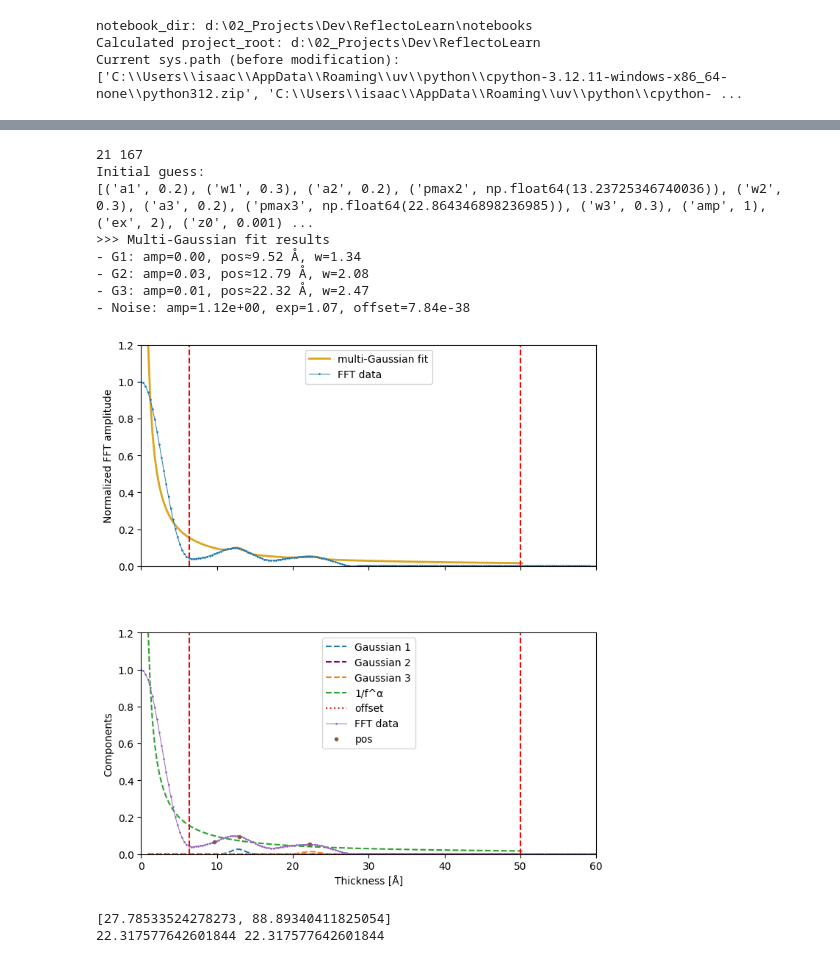
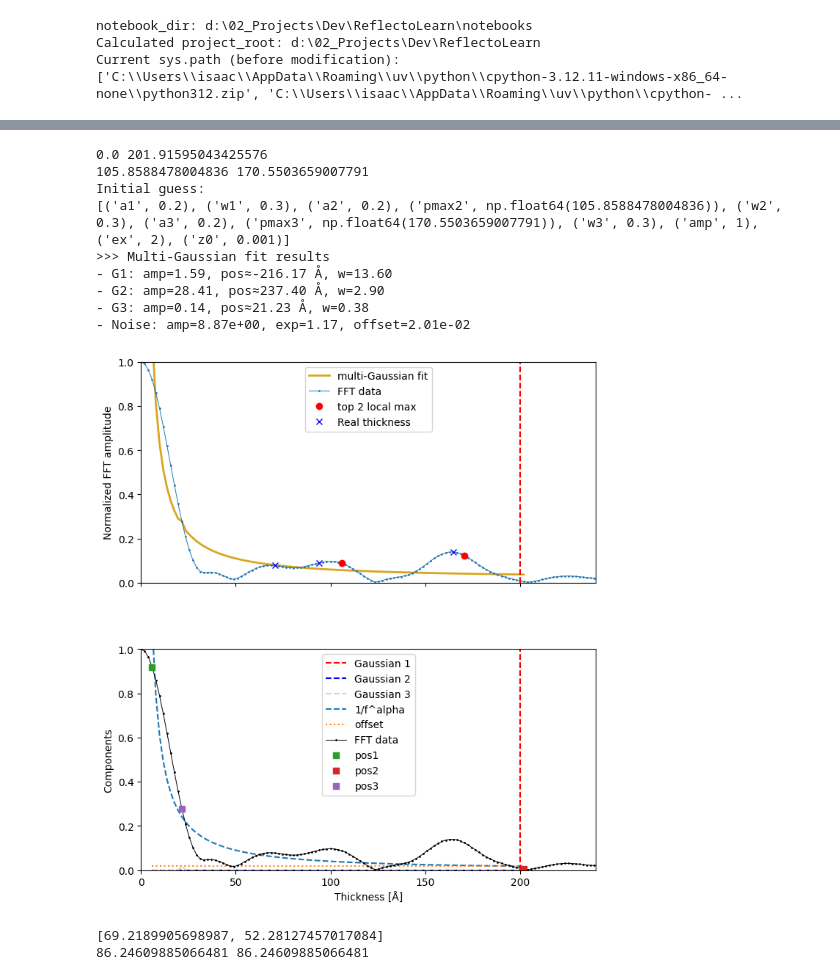
Before and after one commit to SJB7777/ReflectoLearn, a Jupyter notebook: notebooks/fitting.ipynb, the cells around one changed output, grey strips where cells are left out. Drawn from its saved outputs; the diff is of its cells as text; code cells hidden in the pictures.

```diff
--- a/notebooks/fitting.ipynb
+++ b/notebooks/fitting.ipynb
@@ -91,6 +94,3 @@ real_thicknesses = [90.21278851511329, 61.43756028098444]
-# %%
-# Transfer Real thickness to q
-def q
 # %%
 from scipy.signal import argrelmax
 
@@ -155,5 +161,5 @@ for ax in axs:
 # %%
-print(under_bound_index, upper_bound_index)
+print(x_fft[under_bound_index], x_fft[upper_bound_index])
 
 # fitting range
 # mask = (x_fft < x_upper_bound) & (x_fft > under_bound_index)
@@ -173,14 +179,15 @@ top2_sorted = np.sort(top2_x)
 
 # 결과 할당
 pmax2, pmax3 = top2_sorted[0], top2_sorted[1]
-
+print(pmax2, pmax3)
 p0: list[float] = [0.2, 0.3, 0.2, pmax2, 0.3, 0.2, pmax3, 0.3, 1, 2, 0.001]
 print(f"Initial guess:\n{list(zip(params, p0, strict=True))}")
 popt, pcov = multi_gaussian_fitting(x_fit, y_fit, p0)
 
-pos1 = popt[6]-popt[3]
 pos2 = popt[3]
 pos3 = popt[6]
+pos1 = pos3-pos2
+
 # ----------------------- Report -----------------------
 print(">>> Multi-Gaussian fit results")
 print(f"- G1: amp={popt[0]:.2f}, pos≈{pos1:.2f} Å, w={popt[1]:.2f}")
@@ -191,53 +198,57 @@ print(f"- Noise: amp={popt[8]:.2e}, exp={popt[9]:.2f}, offset={popt[10]:.2e}")
 # ----------------------- Plot -----------------------
 fig, axs = plt.subplots(2, 1, sharex=True, figsize=(8, 9))
 
 # (상단: 전체 fit vs 데이터)
 axs[0].plot(x_fit, func_gauss3_with_noise(x_fit, *popt), "-", color="goldenrod", lw=2, label="multi-Gaussian fit")
 axs[0].plot(x_fft, y_fft_norm, "o-", ms=1, lw=0.7, label="FFT data")
 axs[0].axvline(x=x_under_bound, color='r', linestyle='--')
 axs[0].axvline(x=x_upper_bound, color='r', linestyle='--')
+axs[0].plot(x_local[top2_indices], y_local[top2_indices]  , "o", color="red", label="top 2 local max")
+axs[0].plot(x_fft[idx_real_thick_comb], y_fft_norm[idx_real_thick_comb], "x", color="b", label="Real thickness")
 axs[0].set_ylabel("Normalized FFT amplitude")
 axs[0].legend()
 
 # (하단: component 분리 보기)
-axs[1].plot(x_fit, func_gauss(x_fit, *popt[2:5]), "--", label="Gaussian 1")
-axs[1].plot(x_fit, func_gauss(x_fit, popt[0], popt[6] - popt[3], popt[1]), "--", color="purple", label="Gaussian 2")
-axs[1].plot(x_fit, func_gauss(x_fit, *popt[5:8]), "--", label="Gaussian 3")
-axs[1].plot(x_fit, func_noise(x_fit, *popt[8:10]), "--", label="1/f^α")
+axs[1].plot(x_fit, func_gauss(x_fit, *popt[2:5]), "--", color="red", label="Gaussian 1")
+axs[1].plot(x_fit, func_gauss(x_fit, popt[0], popt[6] - popt[3], popt[1]), "--", color="blue", label="Gaussian 2")
+axs[1].plot(x_fit, func_gauss(x_fit, *popt[5:8]), "--", color="lightgray", label="Gaussian 3")
+axs[1].plot(x_fit, func_noise(x_fit, *popt[8:10]), "--", label="1/f^alpha")
 axs[1].plot(x_fit, np.ones_like(x_fit)*popt[10], ":", label="offset")
-axs[1].plot(x_fft, y_fft_norm, "o-", ms=1, lw=0.7, label="FFT data")
+axs[1].plot(x_fft, y_fft_norm, "o-", color='k', ms=1, lw=0.7, label="FFT data")
 axs[1].axvline(x=x_under_bound, color='r', linestyle='--')
 axs[1].axvline(x=x_upper_bound, color='r', linestyle='--')
 positions = [pos1, pos2, pos3]
 idxs = [np.argmin(np.abs(x_fit - pos)) for pos in positions]
-axs[1].plot(x_fit[idxs], y_fit[idxs], ".", label="pos")
+for i, idx in enumerate(idxs, start=1):
+    axs[1].plot(x_fit[idx], y_fit[idx], "s", label=f"pos{i}")
 
 axs[1].set_xlabel("Thickness [Å]")
 axs[1].set_ylabel("Components")
 axs[1].legend()
 
 axs[0].set_xlim(0, x_upper_bound*1.2)
 axs[1].set_xlim(0, x_upper_bound*1.2)
-axs[0].set_ylim(0, 1.2)
-axs[1].set_ylim(0, 1.2)
+axs[0].set_ylim(0, 1.0)
+axs[1].set_ylim(0, 1.0)
 
 fig.subplots_adjust(hspace=0.3)
 plt.show()
 # %% [output]
-21 167
+0.0 201.91595043425576
+105.8588478004836 170.5503659007791
 Initial guess:
-[('a1', 0.2), ('w1', 0.3), ('a2', 0.2), ('pmax2', np.float64(13.23725346740036)), ('w2', 0.3), ('a3', 0.2), ('pmax3', np.float64(22.864346898236985)), ('w3', 0.3), ('amp', 1), ('ex', 2), ('z0', 0.001) ...
+[('a1', 0.2), ('w1', 0.3), ('a2', 0.2), ('pmax2', np.float64(105.8588478004836)), ('w2', 0.3), ('a3', 0.2), ('pmax3', np.float64(170.5503659007791)), ('w3', 0.3), ('amp', 1), ('ex', 2), ('z0', 0.001)]
 >>> Multi-Gaussian fit results
-- G1: amp=0.00, pos≈9.52 Å, w=1.34
-- G2: amp=0.03, pos≈12.79 Å, w=2.08
-- G3: amp=0.01, pos≈22.32 Å, w=2.47
-- Noise: amp=1.12e+00, exp=1.07, offset=7.84e-38
+- G1: amp=1.59, pos≈-216.17 Å, w=13.60
+- G2: amp=28.41, pos≈237.40 Å, w=2.90
+- G3: amp=0.14, pos≈21.23 Å, w=0.38
+- Noise: amp=8.87e+00, exp=1.17, offset=2.01e-02
-[figure, old version]
+[figure, new version]
 # %%
-print(real_thicknesses)
+print(real_thick)
 poses = [pos1, pos2, pos3]
 poses.sort()
 print(poses[0] + poses[1], poses[2])
 # %% [output]
-[27.78533524278273, 88.89340411825054]
-22.317577642601844 22.317577642601844
+[69.2189905698987, 52.28127457017084]
+86.24609885066481 86.24609885066481
```
Also changed, not shown: parts of 5 cells of this notebook, 2 other files.
